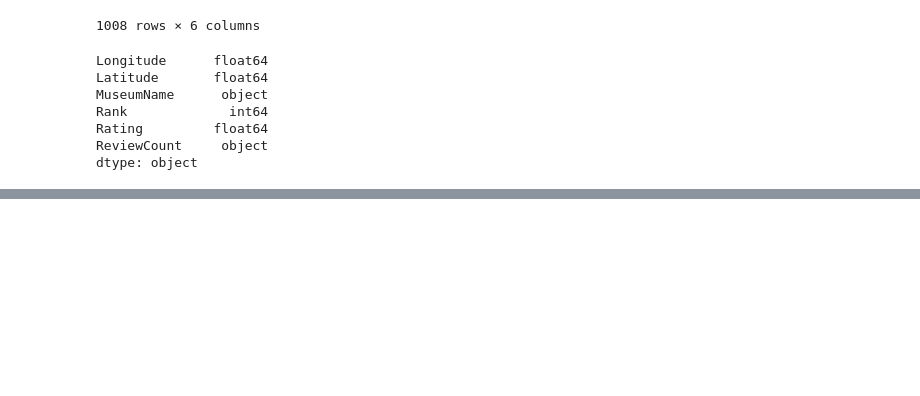
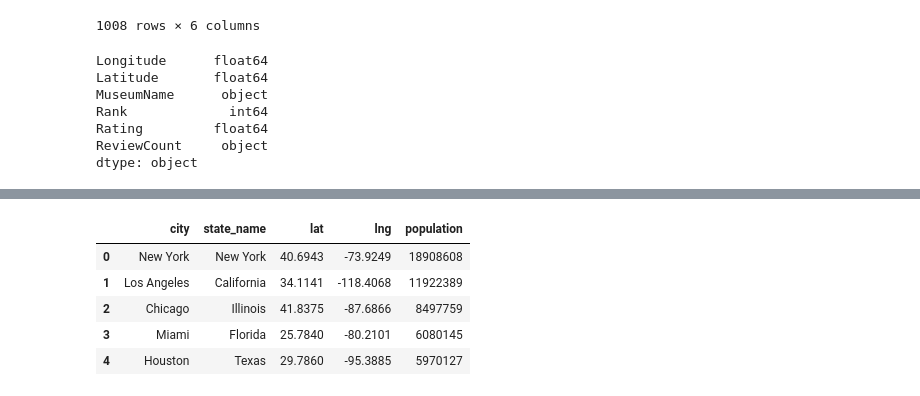
Before and after one commit to JackyUT2023/project3-group8, a Jupyter notebook: DataClean.ipynb, the cells around one changed output, grey strips where cells are left out. Saved outputs shown, nothing was run; the diff lists cells and outputs as text; code cells hidden in the pictures; blank space fills up the shorter version.

```diff
--- a/DataClean.ipynb
+++ b/DataClean.ipynb
@@ -145,0 +148,11 @@ trip_advisor_df.to_csv("Resources/output/trip_advisor_df.csv", index=False)
+# %%
+grab_columns = ["city", "state_name", "lat", "lng", "population"]
+major_cities_df = major_cities_df.loc[:, grab_columns]
+major_cities_df.head()
+# %% [output]
+|  | city | state_name | lat | lng | population |
+| 0 | New York | New York | 40.6943 | -73.9249 | 18908608 |
+| 1 | Los Angeles | California | 34.1141 | -118.4068 | 11922389 |
+| 2 | Chicago | Illinois | 41.8375 | -87.6866 | 8497759 |
+| 3 | Miami | Florida | 25.7840 | -80.2101 | 6080145 |
+| 4 | Houston | Texas | 29.7860 | -95.3885 | 5970127 |
```
Also changed, not shown: parts of 10 cells of this notebook.
